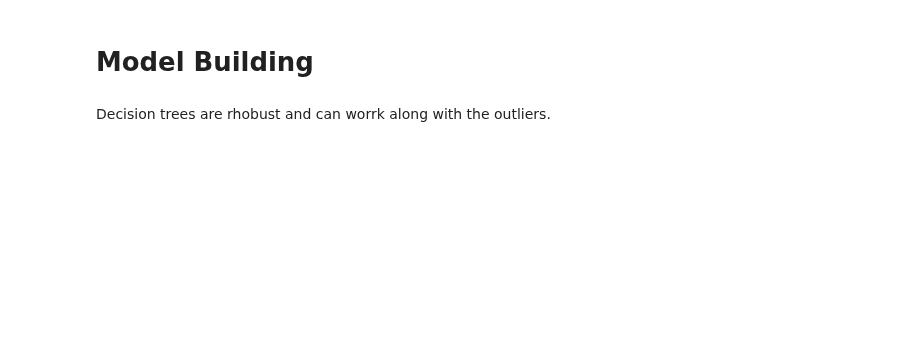
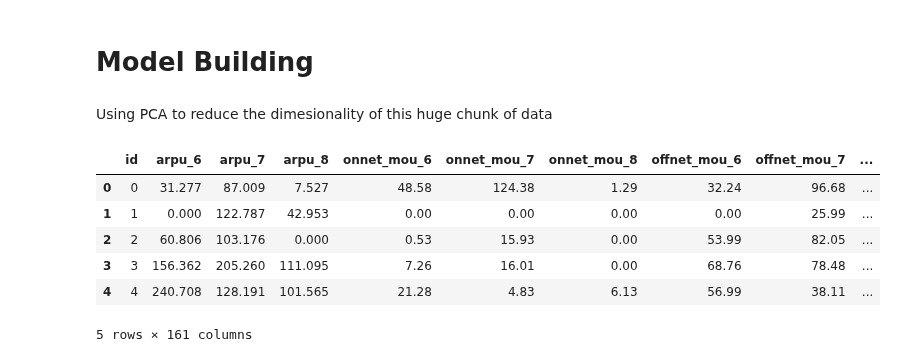
Before and after one commit to Vivek-Hiremath55/Telecom_Churn_Pred-Half-, a Jupyter notebook: Telecom_Churn_Prediction.ipynb, the cells around one changed output. Saved outputs shown, nothing was run; the diff lists cells and outputs as text; code cells hidden in the pictures; blank space fills up the shorter version.

```diff
--- a/Telecom_Churn_Prediction.ipynb
+++ b/Telecom_Churn_Prediction.ipynb
@@ -311,0 +325,2 @@ df = df.drop(['last_date_of_month_6','last_date_of_month_7','last_date_of_month_
+# %%
+df_3 = df_2.drop(['last_day_rch_amt_8','last_day_rch_amt_7','last_day_rch_amt_6','date_of_last_rech_8','date_of_last_rech_7','date_of_last_rech_6'], axis = 1)
@@ -312,4 +337,4 @@ df = df.drop(['last_date_of_month_6','last_date_of_month_7','last_date_of_month_
 # %% [markdown]
 # Model Building
-# %% [markdown]
-Decision trees are rhobust and can worrk along with the outliers.
+# %% [markdown]
+Using PCA to reduce the dimesionality of this huge chunk of data
@@ -315,0 +347,10 @@ Decision trees are rhobust and can worrk along with the outliers.
+# %%
+df_3.head()
+# %% [output]
+|  | id | arpu_6 | arpu_7 | arpu_8 | onnet_mou_6 | onnet_mou_7 | onnet_mou_8 | offnet_mou_6 | offnet_mou_7 | ... |
+| 0 | 0 | 31.277 | 87.009 | 7.527 | 48.58 | 124.38 | 1.29 | 32.24 | 96.68 | ... |
+| 1 | 1 | 0.000 | 122.787 | 42.953 | 0.00 | 0.00 | 0.00 | 0.00 | 25.99 | ... |
+| 2 | 2 | 60.806 | 103.176 | 0.000 | 0.53 | 15.93 | 0.00 | 53.99 | 82.05 | ... |
+| 3 | 3 | 156.362 | 205.260 | 111.095 | 7.26 | 16.01 | 0.00 | 68.76 | 78.48 | ... |
+| 4 | 4 | 240.708 | 128.191 | 101.565 | 21.28 | 4.83 | 6.13 | 56.99 | 38.11 | ... |
+5 rows × 161 columns
```
Also changed, not shown: parts of 51 cells of this notebook.
